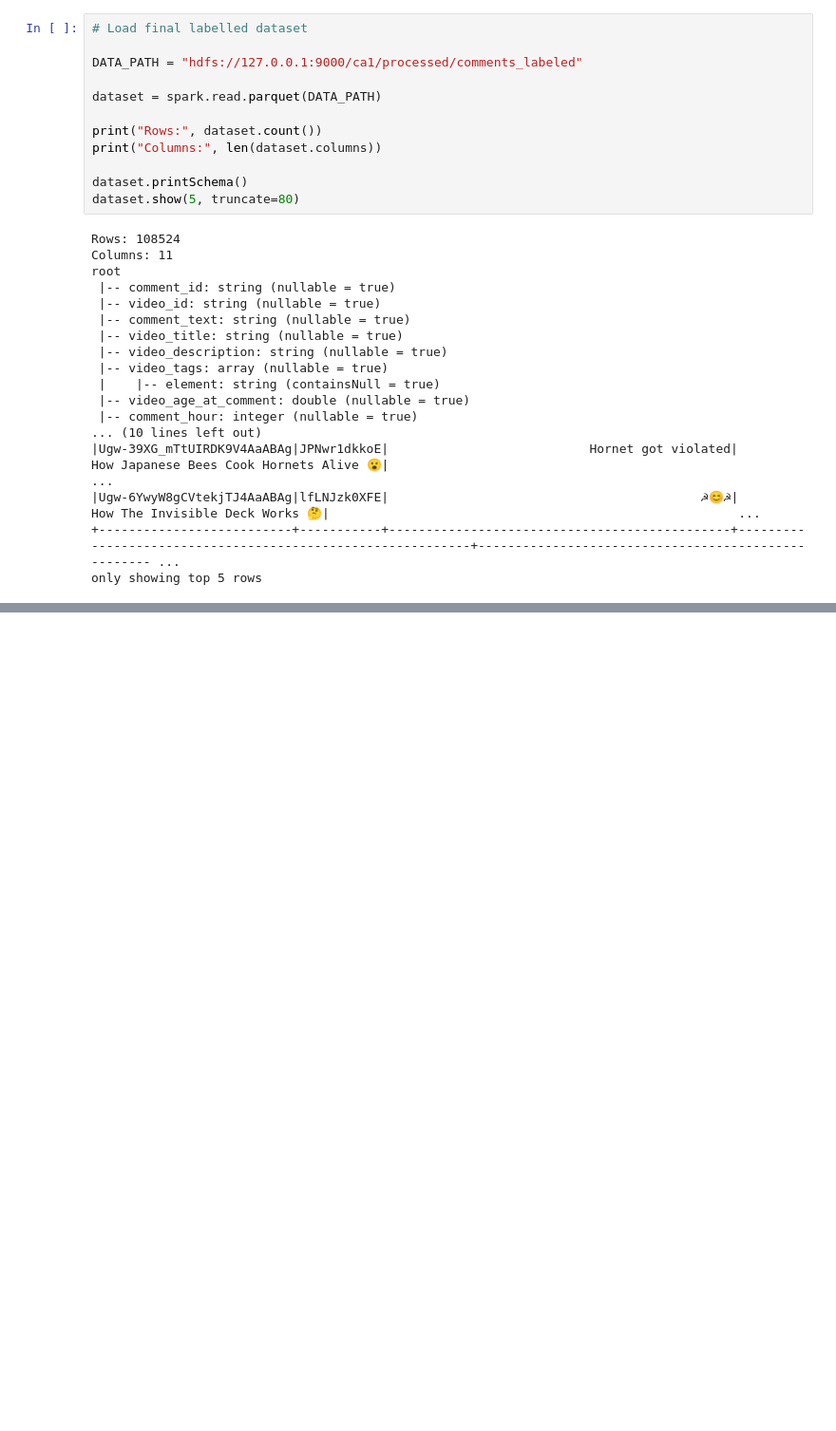
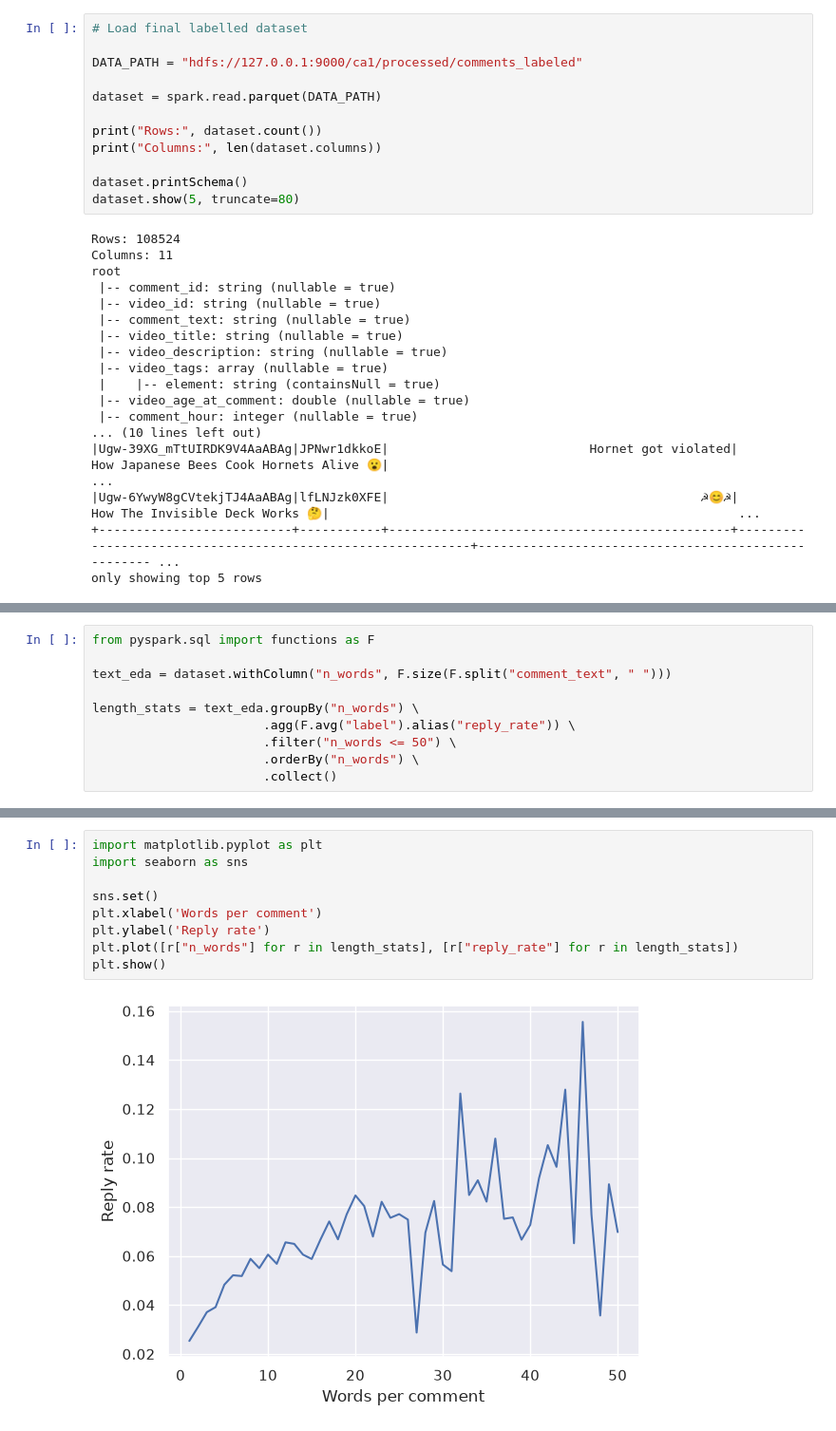
Before and after one commit to fundaBa/IntegratedCA1, a Jupyter notebook: Advanced Data Analysis.ipynb, the cells around one changed output, grey strips where cells are left out. Shown at 95% size. Drawn from its saved outputs; the diff is of its cells as text; blank space fills up the shorter version.

```diff
--- a/Advanced Data Analysis.ipynb
+++ b/Advanced Data Analysis.ipynb
@@ -61,0 +175,10 @@ only showing top 5 rows
+# %%
+from pyspark.sql import functions as F
+
+text_eda = dataset.withColumn("n_words", F.size(F.split("comment_text", " ")))
+
+length_stats = text_eda.groupBy("n_words") \
+                       .agg(F.avg("label").alias("reply_rate")) \
+                       .filter("n_words <= 50") \
+                       .orderBy("n_words") \
+                       .collect()
@@ -61,0 +206,11 @@ only showing top 5 rows
+# %%
+import matplotlib.pyplot as plt
+import seaborn as sns
+
+sns.set()
+plt.xlabel('Words per comment')
+plt.ylabel('Reply rate')
+plt.plot([r["n_words"] for r in length_stats], [r["reply_rate"] for r in length_stats])
+plt.show()
+# %% [output]
+[figure, added]
```
Also changed, not shown: parts of 15 cells of this notebook.
